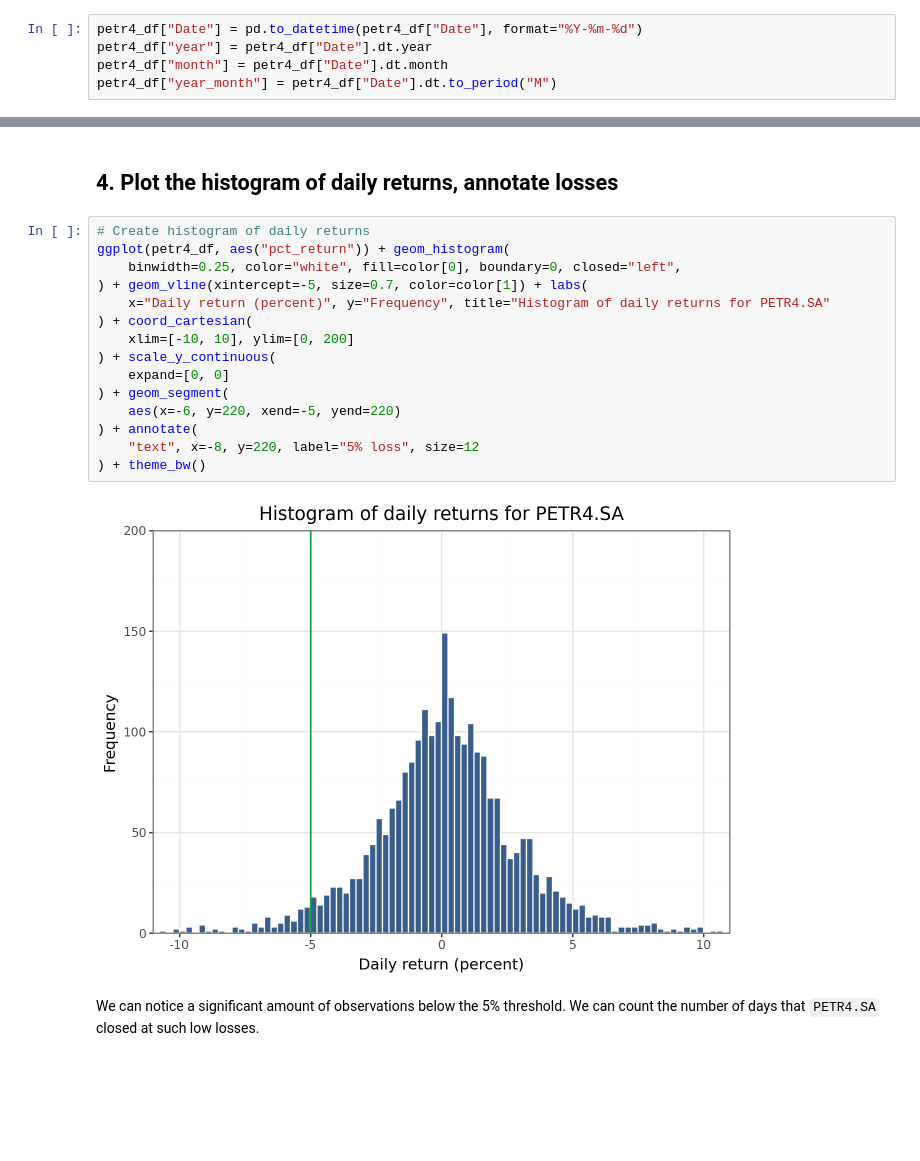
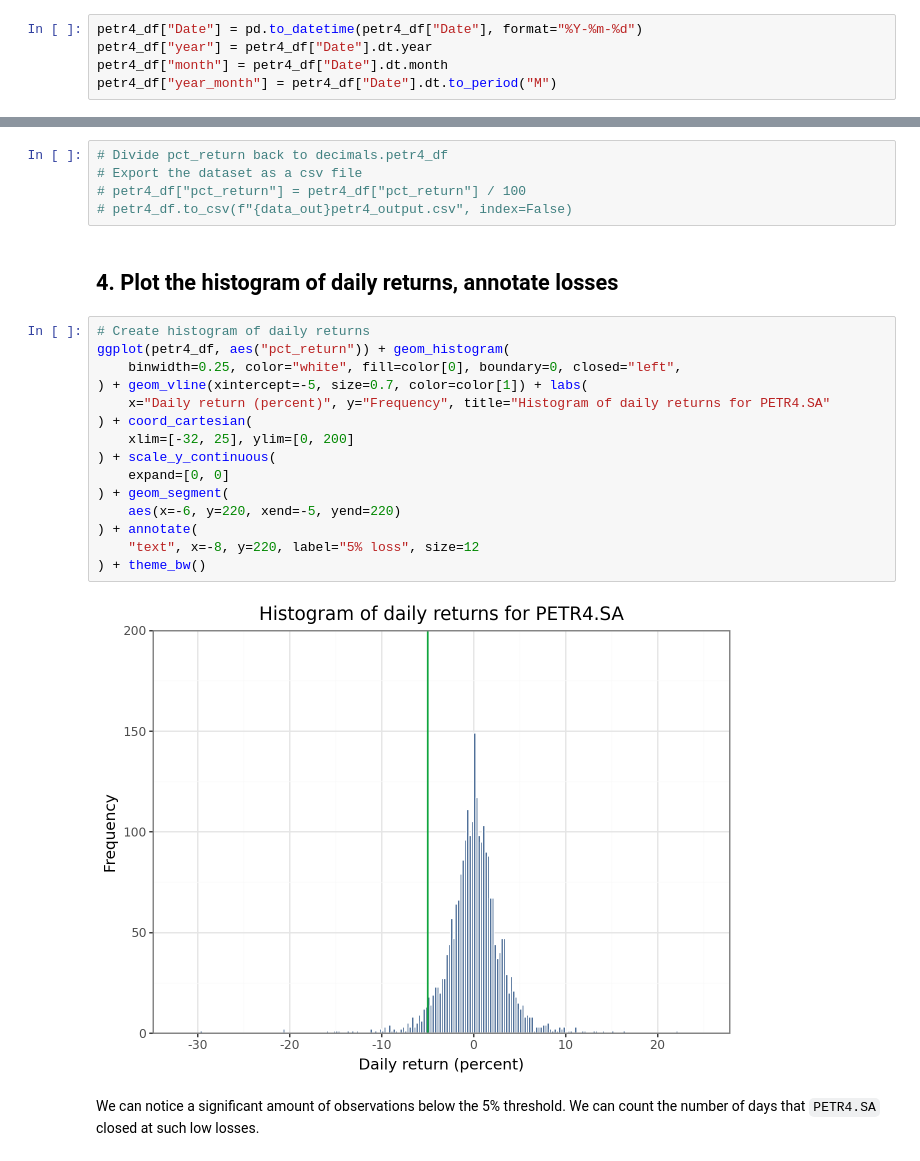
Before and after one commit to felipesebben/bk_data_analysis_studies, a Jupyter notebook: da_data_exercises/ch05-generalizing_from_data/01-stock_data_analysis/01-stock_data_analysis.ipynb, the cells around one changed output, grey strips where cells are left out. Cells and saved outputs as stored; diff of their text form; blank space fills up the shorter version.

```diff
--- a/da_data_exercises/ch05-generalizing_from_data/01-stock_data_analysis/01-stock_data_analysis.ipynb
+++ b/da_data_exercises/ch05-generalizing_from_data/01-stock_data_analysis/01-stock_data_analysis.ipynb
@@ -205,22 +217,27 @@ petr4_df.head()
+# %%
+# Divide pct_return back to decimals.petr4_df
+# Export the dataset as a csv file
+# petr4_df["pct_return"] = petr4_df["pct_return"] / 100
+# petr4_df.to_csv(f"{data_out}petr4_output.csv", index=False)
 # %% [markdown]
 ## 4. Plot the histogram of daily returns, annotate losses ##
 # %%
 # Create histogram of daily returns
 ggplot(petr4_df, aes("pct_return")) + geom_histogram(
     binwidth=0.25, color="white", fill=color[0], boundary=0, closed="left",
 ) + geom_vline(xintercept=-5, size=0.7, color=color[1]) + labs(
     x="Daily return (percent)", y="Frequency", title="Histogram of daily returns for PETR4.SA"
 ) + coord_cartesian(
-    xlim=[-10, 10], ylim=[0, 200]
+    xlim=[-32, 25], ylim=[0, 200]
 ) + scale_y_continuous(
     expand=[0, 0]
 ) + geom_segment(
     aes(x=-6, y=220, xend=-5, yend=220)
 ) + annotate(
     "text", x=-8, y=220, label="5% loss", size=12
 ) + theme_bw()
 # %% [output]
-[figure, old version]
+[figure, new version]
 # %% [markdown]
 We can notice a significant amount of observations below the 5% threshold. We can count the number of days that `PETR4.SA` closed at such low losses.
 # %%
```
Also changed, not shown: parts of 25 cells of this notebook, 2 other files.
